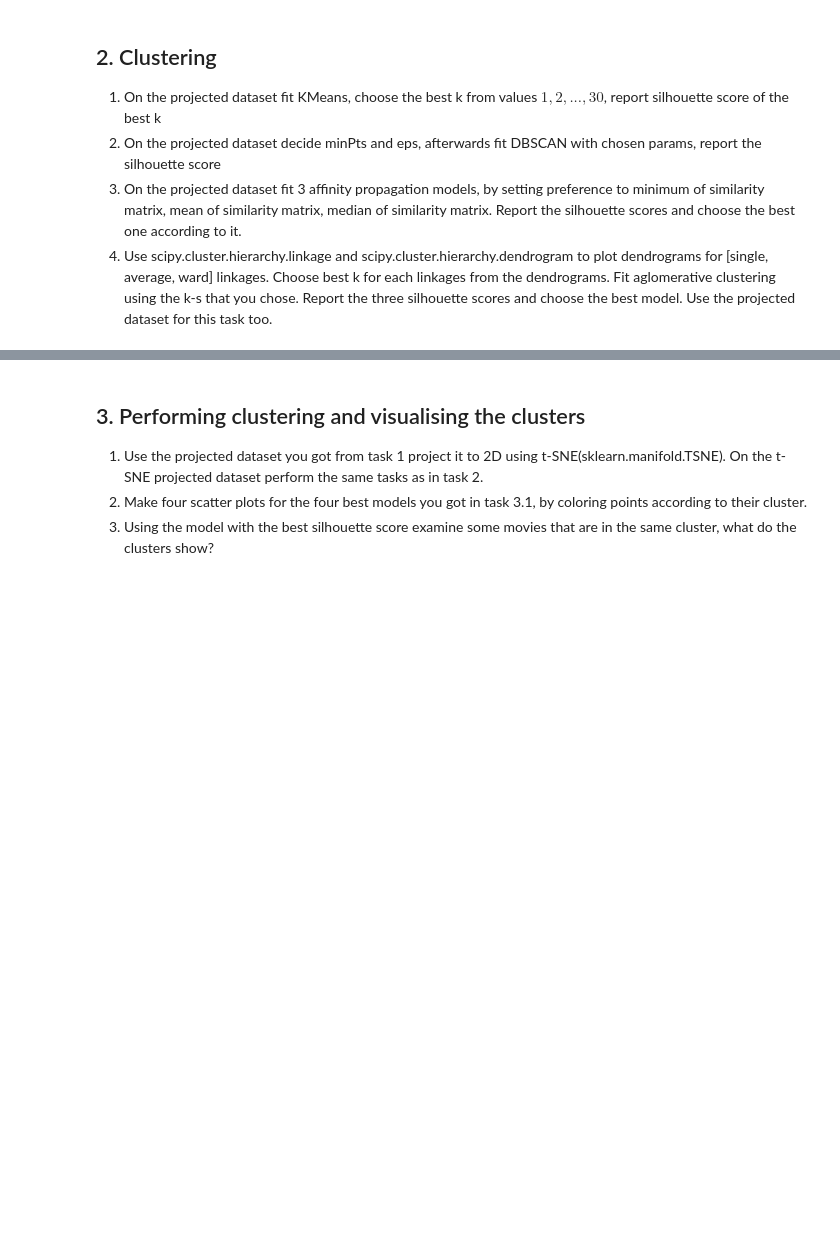
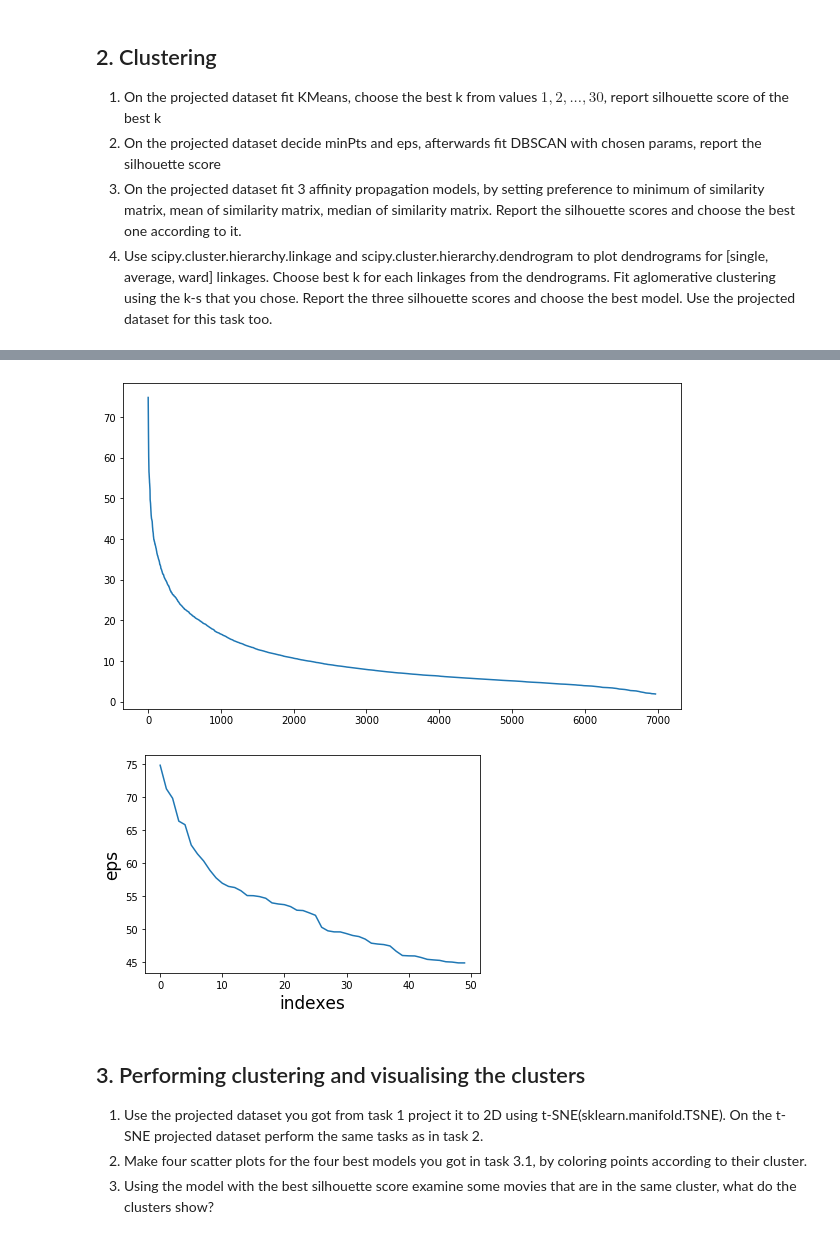
Before and after one commit to Edgar-creator/Intro_To_ML, a Jupyter notebook: Week9/Practical/clustering-practical.ipynb, the cells around one changed output, grey strips where cells are left out. Saved outputs shown, nothing was run; the diff lists cells and outputs as text; code cells hidden in the pictures; blank space fills up the shorter version.

```diff
--- a/Week9/Practical/clustering-practical.ipynb
+++ b/Week9/Practical/clustering-practical.ipynb
@@ -122,0 +101,16 @@ for link in linkage:
+# %%
+#2 DBSCAN
+minPts = P1.shape[1] + 1
+from sklearn.neighbors import KDTree
+tree = KDTree(P1)
+dist, ind = tree.query(P1,k=minPts)
+fig = plt.figure(figsize=(10,6))
+plt.plot(np.arange(P1.shape[0]),-1*np.sort(-1*dist.max(axis=1)))
+plt.show()
+plt.plot(np.arange(P1.shape[0])[:50],-1*np.sort(-1*dist.max(axis=1))[:50])
+plt.xlabel('indexes',fontsize=17)
+plt.ylabel('eps',fontsize=17)
+plt.show()
+# %% [output]
+[figure, added]
+[figure, added]
```
Also changed, not shown: parts of 28 cells of this notebook.
